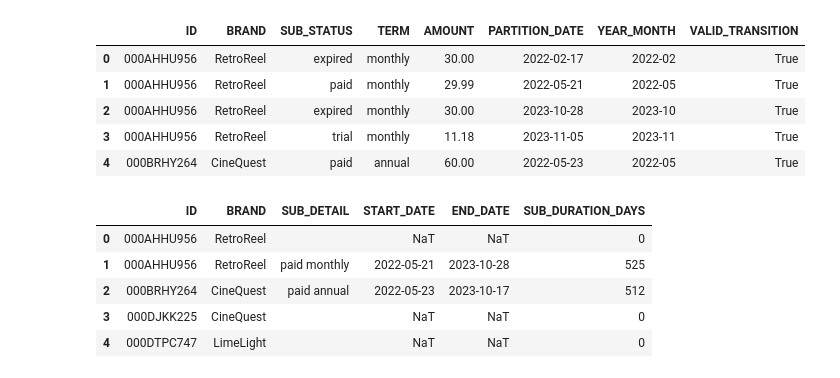
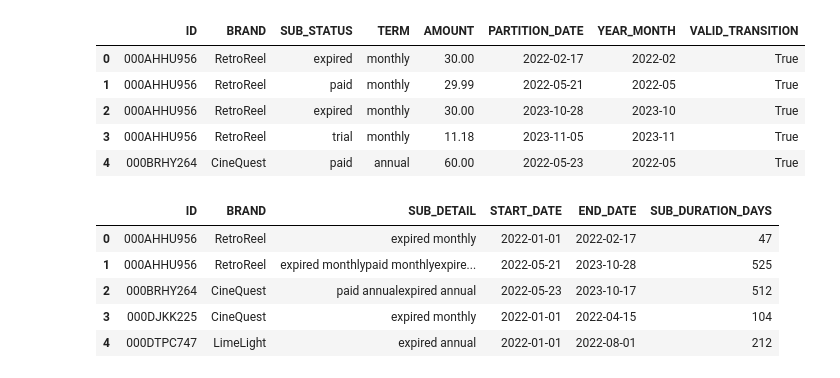
Before and after one commit to RussellXia/NYU_Capstone_Project, a Jupyter notebook: sub_preprocessing.ipynb, the cells around one changed output. Drawn from its saved outputs; the diff is of its cells as text; code cells hidden in the pictures.

```diff
--- a/sub_preprocessing.ipynb
+++ b/sub_preprocessing.ipynb
@@ -10,5 +11,5 @@ import seaborn as sns
 # %%
-sub = pd.read_csv('/Users/vivianyan/Desktop/Fall2024/1006/Capstone/Data/XYZ_NETWORKS_SUB_1P_DATA.csv')
+sub = pd.read_csv('/Users/vivianyan/Desktop/NYU_Capstone_Project/Data/XYZ_NETWORKS_SUB_1P_DATA.csv')
 sub.describe(include='all')
 # %% [output]
 |  | ID | BRAND | SUB_STATUS | TERM | AMOUNT | PARTITION_DATE |
@@ -177,7 +186,7 @@ while curr < len(test2):
         prev_status, curr_status = test2.iloc[prev]['SUB_STATUS'], test2.iloc[curr]['SUB_STATUS']
         prev_term, curr_term = test2.iloc[prev]['TERM'], test2.iloc[curr]['TERM']
 
-        if curr_status != allowed_transitions[prev_status][0] and prev_status != 'expired':
+        if curr_status not in allowed_transitions[prev_status]:
             test2.at[curr, 'VALID_TRANSITION'] = False
             curr += 1
             continue
@@ -187,8 +196,10 @@ while curr < len(test2):
             curr += 1
             continue
 
-        if curr_term == prev_term and curr_status == prev_status and prev_status == 'expired':
-            test2.at[prev, 'VALID_TRANSITION'] = False
+        if curr_term == prev_term and curr_status == prev_status:
+            test2.at[curr, 'VALID_TRANSITION'] = False
+            curr += 1
+            continue
 
         prev = curr
         curr += 1
@@ -243,7 +254,7 @@ while curr < len(sub):
         prev_status, curr_status = sub.iloc[prev]['SUB_STATUS'], sub.iloc[curr]['SUB_STATUS']
         prev_term, curr_term = sub.iloc[prev]['TERM'], sub.iloc[curr]['TERM']
 
-        if curr_status != allowed_transitions[prev_status][0] and prev_status != 'expired':
+        if curr_status not in allowed_transitions[prev_status]:
             sub.at[curr, 'VALID_TRANSITION'] = False
             curr += 1
             continue
@@ -253,8 +264,10 @@ while curr < len(sub):
             curr += 1
             continue
 
-        if curr_term == prev_term and prev_status == 'expired' and curr_status == 'expired':
-            sub.at[prev, 'VALID_TRANSITION'] = False
+        if curr_term == prev_term and curr_status == prev_status:
+            sub.at[curr, 'VALID_TRANSITION'] = False
+            curr += 1
+            continue
 
         prev = curr
         curr += 1
@@ -316,44 +334,42 @@ See the caveats in the documentation: https://pandas.pydata.org/pandas-docs/stab
 sub_duration_data = []
 grouped = sub_filtered.groupby(['ID', 'BRAND'])
 
 for (id_brand, group) in grouped:
     group = group.reset_index(drop=True)
 
-    start_date = None
-    end_date = None
+    start_date = pd.to_datetime('2022-01-01')
+    end_date = pd.to_datetime('2023-12-31')
     sub_detail = ''
 
     for i, row in group.iterrows():
         sub_status = row['SUB_STATUS']
         partition_date = row['PARTITION_DATE']
 
-        if sub_status in ['trial', 'discounted', 'paid'] and start_date is None:
+        if sub_status in ['trial', 'discounted', 'paid'] and start_date == pd.to_datetime('2022-01-01'):
             start_date = partition_date
             sub_detail += row['SUB_STATUS'] + ' ' + row['TERM']
 
         if sub_status == 'expired':
-            if start_date is not None:
-                end_date = partition_date
-                duration = (end_date - start_date).days
-            else:
-                duration = 0
+            end_date = partition_date
+            duration = (end_date - start_date).days
+            sub_detail += row['SUB_STATUS'] + ' ' + row['TERM']
 
             sub_duration_data.append({
                 'ID': id_brand[0],
                 'BRAND': id_brand[1],
                 'SUB_DETAIL': sub_detail,
                 'START_DATE': start_date,
                 'END_DATE': end_date,
                 'SUB_DURATION_DAYS': duration
             })
-            start_date = None
+            start_date = pd.to_datetime('2022-01-01')
 
 sub_duration = pd.DataFrame(sub_duration_data)
 sub_duration.head()
 # %% [output]
 |  | ID | BRAND | SUB_DETAIL | START_DATE | END_DATE | SUB_DURATION_DAYS |
-| 0 | 000AHHU956 | RetroReel |  | NaT | NaT | 0 |
-| 1 | 000AHHU956 | RetroReel | paid monthly | 2022-05-21 | 2023-10-28 | 525 |
-| 2 | 000BRHY264 | CineQuest | paid annual | 2022-05-23 | 2023-10-17 | 512 |
-| 3 | 000DJKK225 | CineQuest |  | NaT | NaT | 0 |
-| 4 | 000DTPC747 | LimeLight |  | NaT | NaT | 0 |
+| 0 | 000AHHU956 | RetroReel | expired monthly | 2022-01-01 | 2022-02-17 | 47 |
+| 1 | 000AHHU956 | RetroReel | expired monthlypaid monthlyexpire... | 2022-05-21 | 2023-10-28 | 525 |
+| 2 | 000BRHY264 | CineQuest | paid annualexpired annual | 2022-05-23 | 2023-10-17 | 512 |
+| 3 | 000DJKK225 | CineQuest | expired monthly | 2022-01-01 | 2022-04-15 | 104 |
+| 4 | 000DTPC747 | LimeLight | expired annual | 2022-01-01 | 2022-08-01 | 212 |
```
Also changed, not shown: parts of 27 cells of this notebook.
